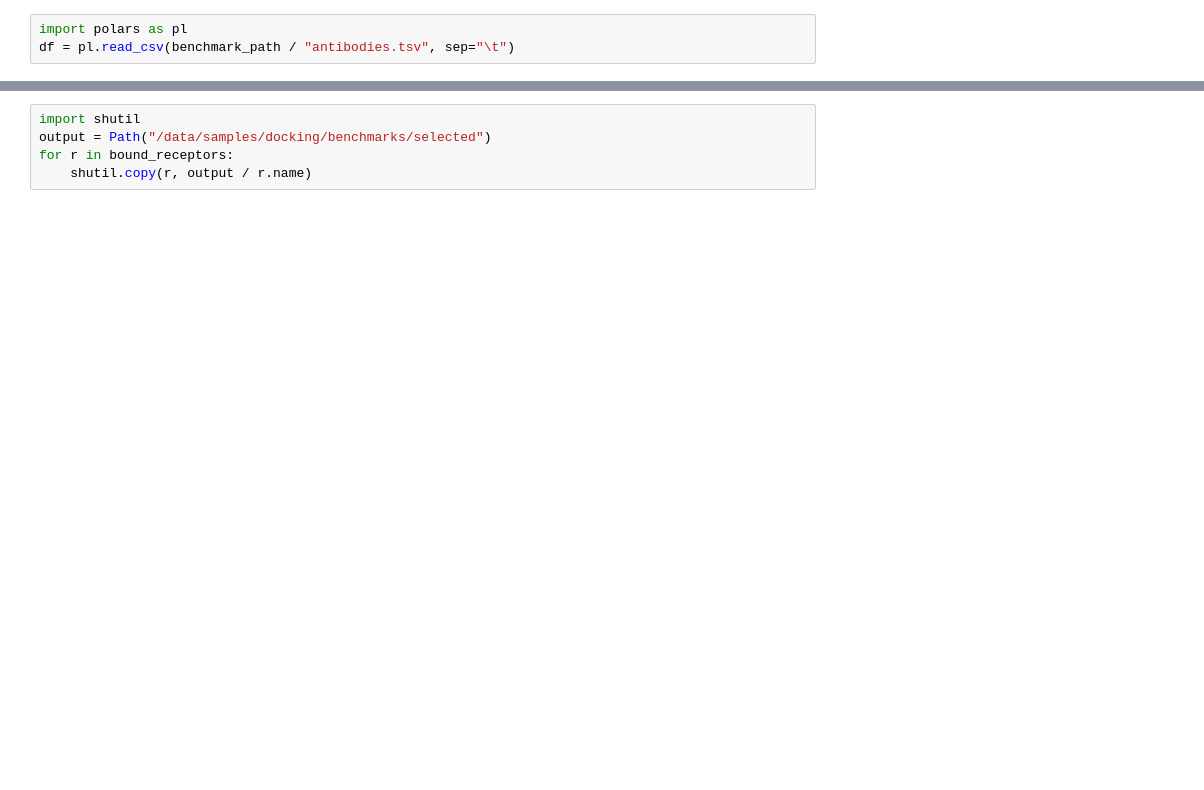
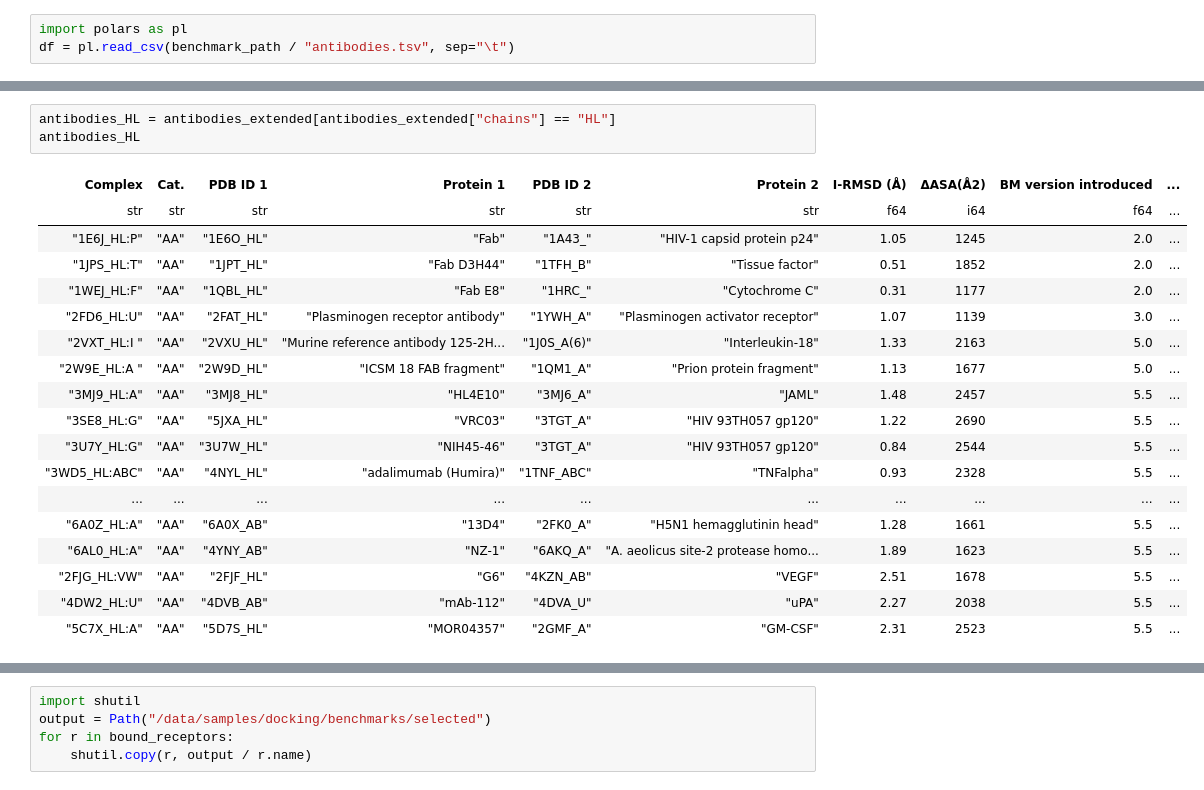
Before and after one commit to antonkulaga/antibody-mm, a Jupyter notebook: notebooks/metrics.ipynb, the cells around one changed output, grey strips where cells are left out. Drawn from its saved outputs; the diff is of its cells as text; blank space fills up the shorter version.

```diff
--- a/notebooks/metrics.ipynb
+++ b/notebooks/metrics.ipynb
@@ -144,0 +159,22 @@ len(bound_receptors.to_list())
+# %%
+antibodies_HL = antibodies_extended[antibodies_extended["chains"] == "HL"]
+antibodies_HL
+# %% [output]
+| Complex | Cat. | PDB ID 1 | Protein 1 | PDB ID 2 | Protein 2 | I-RMSD (Å) | ΔASA(Å2) | BM version introduced | ... |
+| str | str | str | str | str | str | f64 | i64 | f64 | ... |
+| "1E6J_HL:P" | "AA" | "1E6O_HL" | "Fab" | "1A43_" | "HIV-1 capsid protein p24" | 1.05 | 1245 | 2.0 | ... |
+| "1JPS_HL:T" | "AA" | "1JPT_HL" | "Fab D3H44" | "1TFH_B" | "Tissue factor" | 0.51 | 1852 | 2.0 | ... |
+| "1WEJ_HL:F" | "AA" | "1QBL_HL" | "Fab E8" | "1HRC_" | "Cytochrome C" | 0.31 | 1177 | 2.0 | ... |
+| "2FD6_HL:U" | "AA" | "2FAT_HL" | "Plasminogen receptor antibody" | "1YWH_A" | "Plasminogen activator receptor" | 1.07 | 1139 | 3.0 | ... |
+| "2VXT_HL:I " | "AA" | "2VXU_HL" | "Murine reference antibody 125-2H... | "1J0S_A(6)" | "Interleukin-18" | 1.33 | 2163 | 5.0 | ... |
+| "2W9E_HL:A " | "AA" | "2W9D_HL" | "ICSM 18 FAB fragment" | "1QM1_A" | "Prion protein fragment" | 1.13 | 1677 | 5.0 | ... |
+| "3MJ9_HL:A" | "AA" | "3MJ8_HL" | "HL4E10" | "3MJ6_A" | "JAML" | 1.48 | 2457 | 5.5 | ... |
+| "3SE8_HL:G" | "AA" | "5JXA_HL" | "VRC03" | "3TGT_A" | "HIV 93TH057 gp120" | 1.22 | 2690 | 5.5 | ... |
+| "3U7Y_HL:G" | "AA" | "3U7W_HL" | "NIH45-46" | "3TGT_A" | "HIV 93TH057 gp120" | 0.84 | 2544 | 5.5 | ... |
+| "3WD5_HL:ABC" | "AA" | "4NYL_HL" | "adalimumab (Humira)" | "1TNF_ABC" | "TNFalpha" | 0.93 | 2328 | 5.5 | ... |
+| ... | ... | ... | ... | ... | ... | ... | ... | ... | ... |
+| "6A0Z_HL:A" | "AA" | "6A0X_AB" | "13D4" | "2FK0_A" | "H5N1 hemagglutinin head" | 1.28 | 1661 | 5.5 | ... |
+| "6AL0_HL:A" | "AA" | "4YNY_AB" | "NZ-1" | "6AKQ_A" | "A. aeolicus site-2 protease homo... | 1.89 | 1623 | 5.5 | ... |
+| "2FJG_HL:VW" | "AA" | "2FJF_HL" | "G6" | "4KZN_AB" | "VEGF" | 2.51 | 1678 | 5.5 | ... |
+| "4DW2_HL:U" | "AA" | "4DVB_AB" | "mAb-112" | "4DVA_U" | "uPA" | 2.27 | 2038 | 5.5 | ... |
+| "5C7X_HL:A" | "AA" | "5D7S_HL" | "MOR04357" | "2GMF_A" | "GM-CSF" | 2.31 | 2523 | 5.5 | ... |
```
Also changed, not shown: parts of 19 cells of this notebook, 5 other files.
